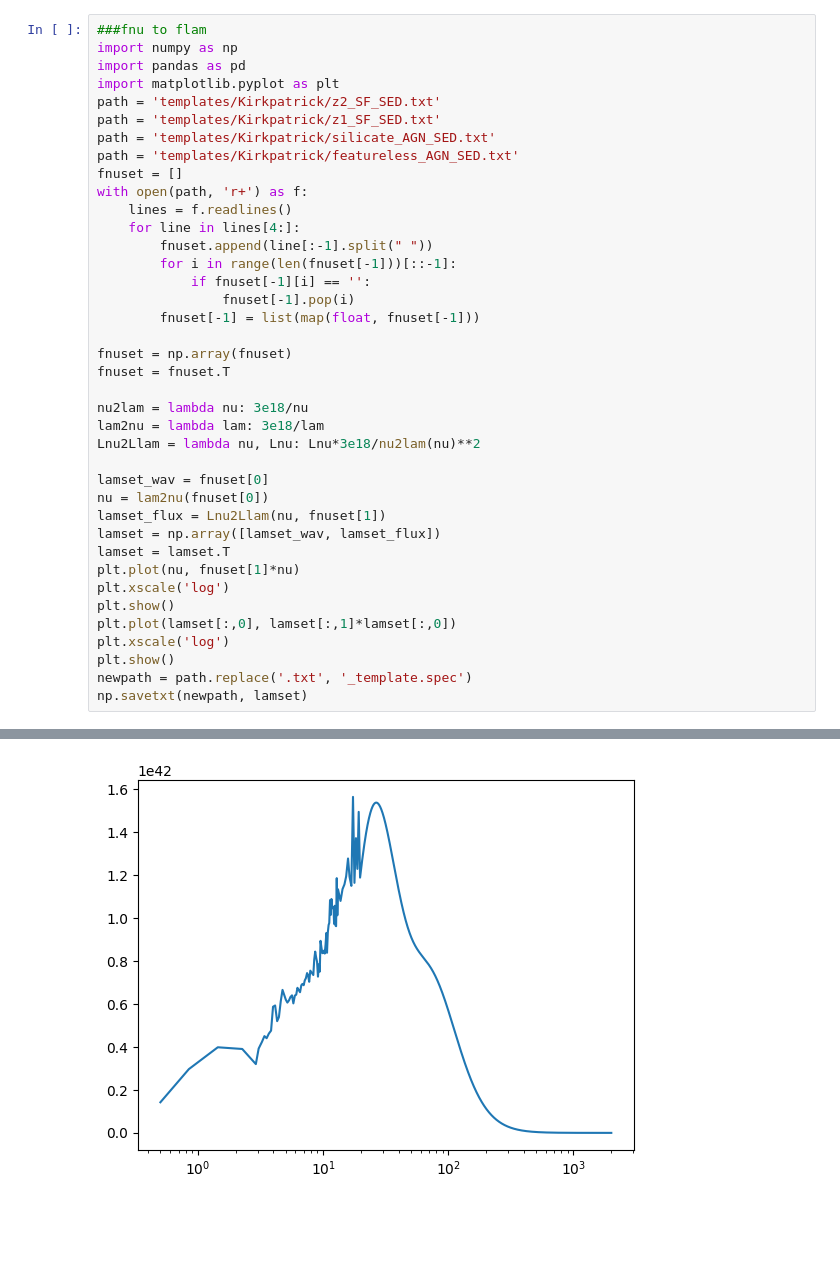
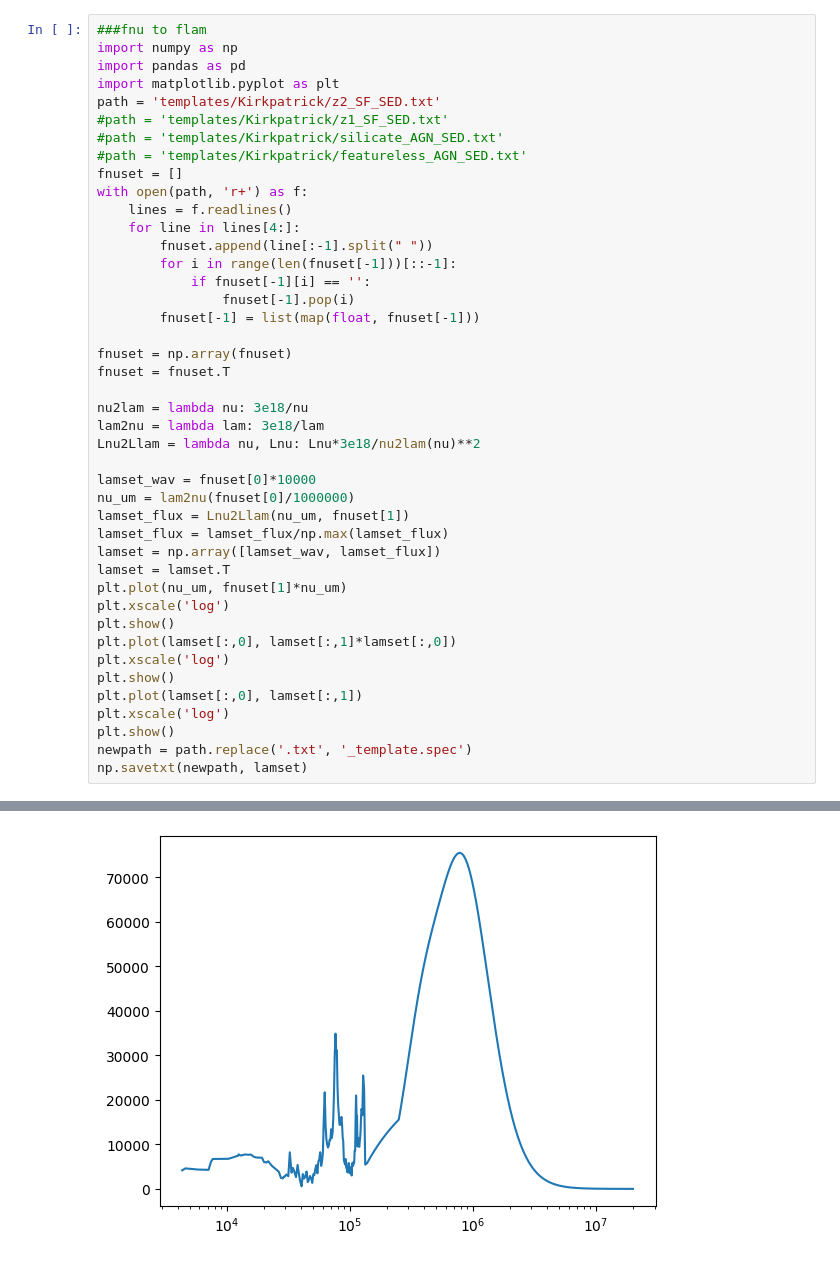
Before and after one commit to Tutbjun/EAZY_templates_comparrison_pipeline, a Jupyter notebook: src/fnu2flamutil.ipynb, the cells around one changed output, grey strips where cells are left out. Saved outputs shown, nothing was run; the diff lists cells and outputs as text; blank space fills up the shorter version.

```diff
--- a/src/fnu2flamutil.ipynb
+++ b/src/fnu2flamutil.ipynb
@@ -4,9 +4,9 @@ import numpy as np
 import pandas as pd
 import matplotlib.pyplot as plt
 path = 'templates/Kirkpatrick/z2_SF_SED.txt'
-path = 'templates/Kirkpatrick/z1_SF_SED.txt'
-path = 'templates/Kirkpatrick/silicate_AGN_SED.txt'
-path = 'templates/Kirkpatrick/featureless_AGN_SED.txt'
+#path = 'templates/Kirkpatrick/z1_SF_SED.txt'
+#path = 'templates/Kirkpatrick/silicate_AGN_SED.txt'
+#path = 'templates/Kirkpatrick/featureless_AGN_SED.txt'
 fnuset = []
 with open(path, 'r+') as f:
     lines = f.readlines()
@@ -24,17 +24,21 @@ nu2lam = lambda nu: 3e18/nu
 lam2nu = lambda lam: 3e18/lam
 Lnu2Llam = lambda nu, Lnu: Lnu*3e18/nu2lam(nu)**2
 
-lamset_wav = fnuset[0]
-nu = lam2nu(fnuset[0])
-lamset_flux = Lnu2Llam(nu, fnuset[1])
+lamset_wav = fnuset[0]*10000
+nu_um = lam2nu(fnuset[0]/1000000)
+lamset_flux = Lnu2Llam(nu_um, fnuset[1])
+lamset_flux = lamset_flux/np.max(lamset_flux)
 lamset = np.array([lamset_wav, lamset_flux])
 lamset = lamset.T
-plt.plot(nu, fnuset[1]*nu)
+plt.plot(nu_um, fnuset[1]*nu_um)
 plt.xscale('log')
 plt.show()
 plt.plot(lamset[:,0], lamset[:,1]*lamset[:,0])
 plt.xscale('log')
 plt.show()
+plt.plot(lamset[:,0], lamset[:,1])
+plt.xscale('log')
+plt.show()
 newpath = path.replace('.txt', '_template.spec')
 np.savetxt(newpath, lamset)
 # %% [output]
@@ -42 +46 @@ np.savetxt(newpath, lamset)
-[figure, old version]
+[figure, new version]
```
Also changed, not shown: parts of 1 cell of this notebook, 10 other files.
